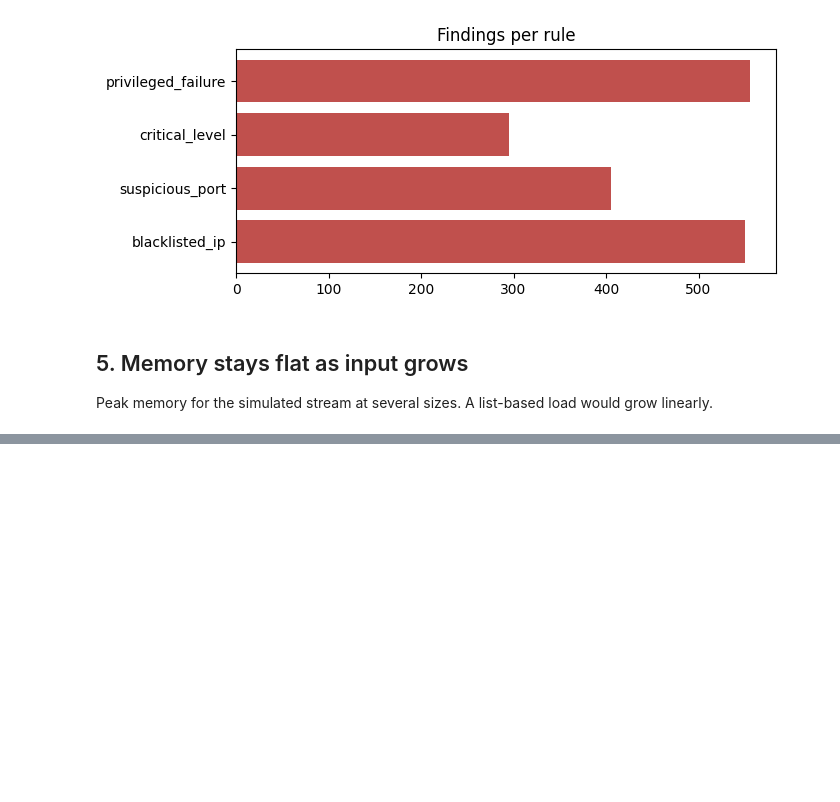
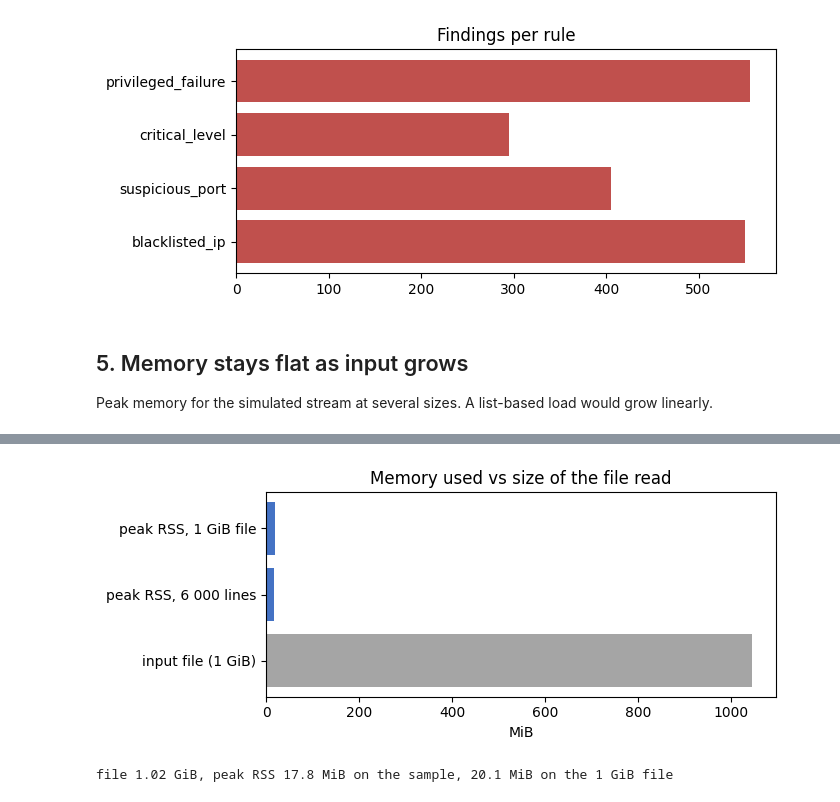
Before and after one commit to NyroY64/log-stream-engine, a Jupyter notebook: notebooks/report.ipynb, the cells around one changed output, grey strips where cells are left out. Cells and saved outputs as stored; diff of their text form; code cells hidden in the pictures; blank space fills up the shorter version.

Commit message:
docs(notebook): measure peak RSS on a real 1 GiB file

```diff
--- a/notebooks/report.ipynb
+++ b/notebooks/report.ipynb
@@ -99,0 +104,41 @@ print([f'{p:.0f} KiB' for p in peaks])
+# %%
+import subprocess
+BIG, LINES = 'reports/big.log', 14_600_000  # ~1 GiB
+
+
+# The child runs main.py, then prints its own VmHWM (peak RSS since exec).
+# ru_maxrss would also count the forked copy of this ~100 MiB kernel.
+# shortcut: /proc/self/status is Linux-only, use psutil on macOS/Windows
+CHILD = """import runpy, sys
+sys.argv = ['main.py', *sys.argv[1:], '--audit', 'reports/mem_audit.json']
+try:
+    runpy.run_path('main.py', run_name='__main__')
+except SystemExit as exc:
+    assert not exc.code, exc.code
+print(next(l for l in open('/proc/self/status') if l.startswith('VmHWM')))
+"""
+
+
+def peak_rss(*args):
+    """Run main.py in a child process and return its peak RSS in MiB."""
+    out = subprocess.run([sys.executable, '-c', CHILD, *args], capture_output=True, text=True, check=True)
+    return int(out.stdout.split()[-2]) / 1024  # last line: 'VmHWM:  20480 kB'
+
+
+if not os.path.exists(BIG):
+    subprocess.run([sys.executable, '-m', 'log_engine.simulator', BIG, '--lines', str(LINES)], check=True)
+size_mib = os.path.getsize(BIG) / 2**20
+small, big = peak_rss('data/auth.log'), peak_rss(BIG)
+os.remove(BIG)
+os.remove('reports/mem_audit.json')
+
+plt.figure(figsize=(7, 3))
+plt.barh(['input file (1 GiB)', 'peak RSS, 6 000 lines', 'peak RSS, 1 GiB file'], [size_mib, small, big],
+         color=['#a5a5a5', '#4472c4', '#4472c4'])
+plt.xlabel('MiB'); plt.title('Memory used vs size of the file read')
+plt.tight_layout()
+plt.show()
+print(f'file {size_mib / 1024:.2f} GiB, peak RSS {small:.1f} MiB on the sample, {big:.1f} MiB on the 1 GiB file')
+# %% [output]
+[figure, added]
+file 1.02 GiB, peak RSS 17.8 MiB on the sample, 20.1 MiB on the 1 GiB file
```
Also changed, not shown: parts of 3 cells of this notebook.
